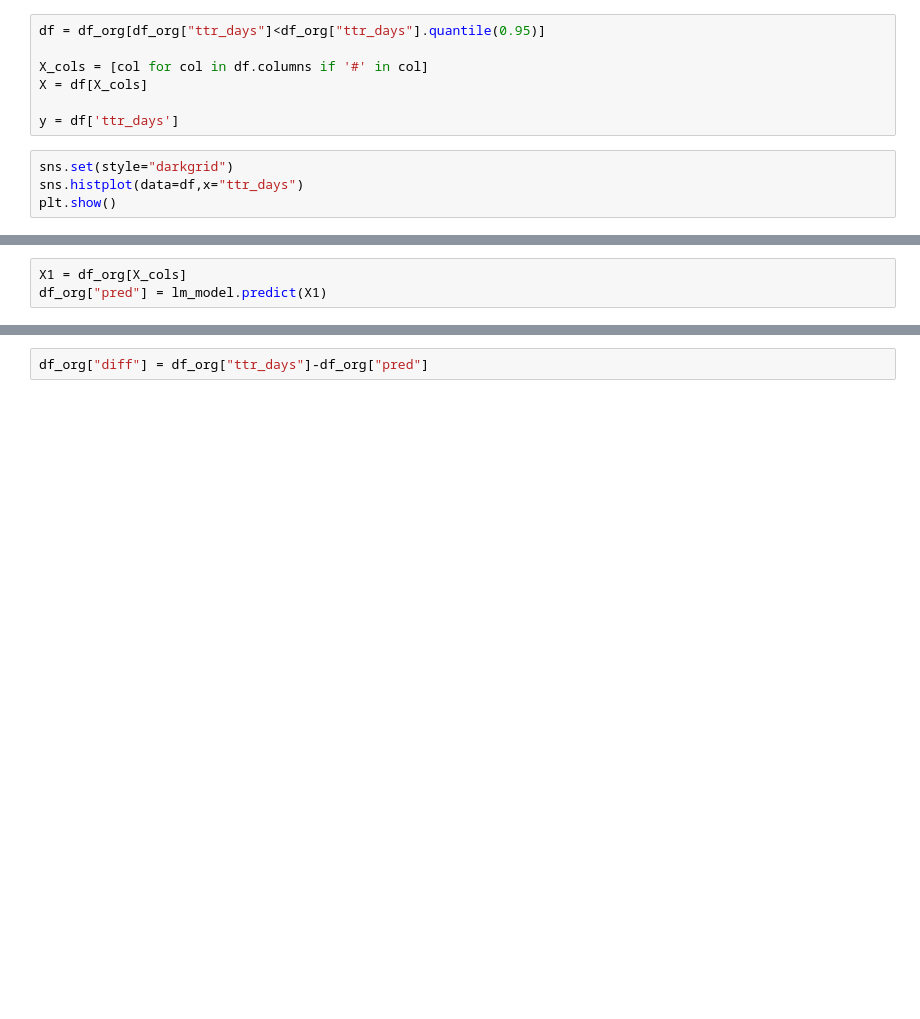
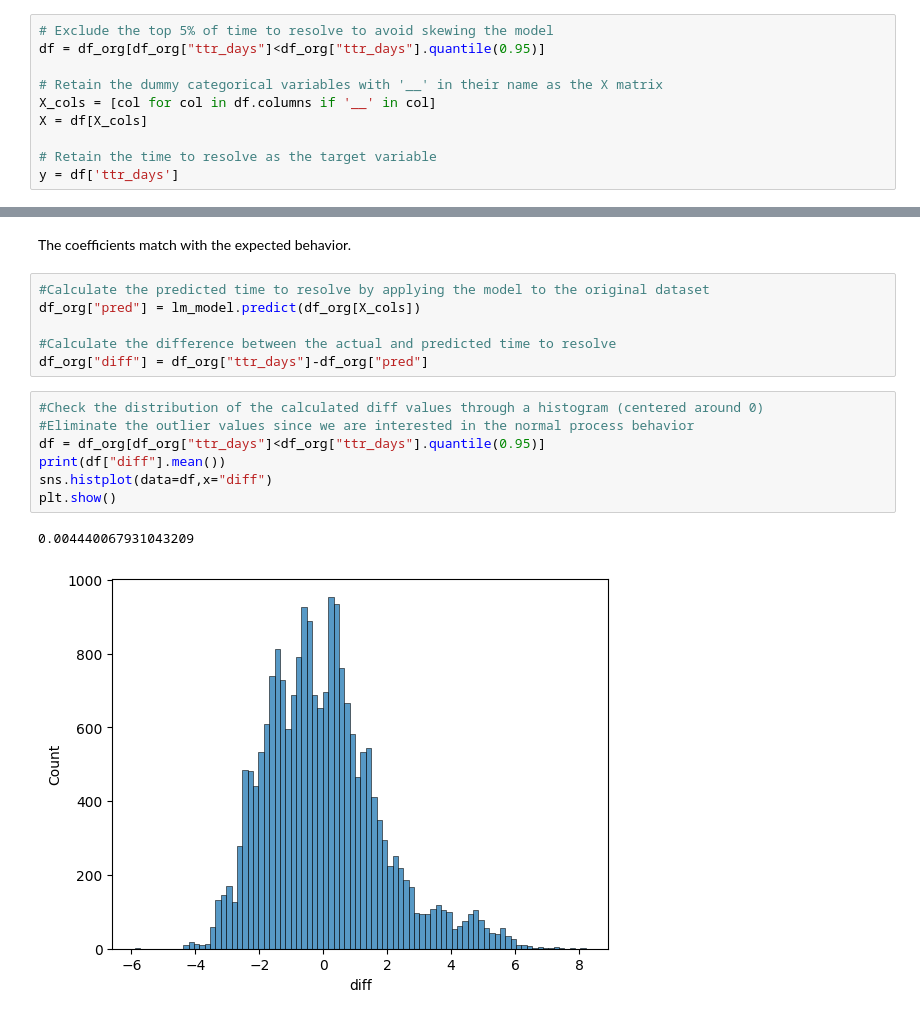
Before and after one commit to BartLeplae/IncidentTicketAnalysis, a Jupyter notebook: IncidentTicketAnalysis.ipynb, the cells around one changed output, grey strips where cells are left out. Cells and saved outputs as stored; diff of their text form; blank space fills up the shorter version.

```diff
--- a/IncidentTicketAnalysis.ipynb
+++ b/IncidentTicketAnalysis.ipynb
@@ -28,11 +44,10 @@ for var in  cat_vars:
 # %%
+# Exclude the top 5% of time to resolve to avoid skewing the model
 df = df_org[df_org["ttr_days"]<df_org["ttr_days"].quantile(0.95)]
 
-X_cols = [col for col in df.columns if '#' in col]
+# Retain the dummy categorical variables with '__' in their name as the X matrix
+X_cols = [col for col in df.columns if '__' in col]
 X = df[X_cols]
 
+# Retain the time to resolve as the target variable
 y = df['ttr_days']
-# %%
-sns.set(style="darkgrid")
-sns.histplot(data=df,x="ttr_days")
-plt.show()
@@ -61,3 +80,0 @@ The rsquared on the training data was 0.260.  The rsquared on the test data was
-# %%
-X1 = df_org[X_cols]
-df_org["pred"] = lm_model.predict(X1)
@@ -93,2 +131,18 @@ coef_df.to_excel("IncidentDuration_coef.xlsx")
-# %%
-df_org["diff"] = df_org["ttr_days"]-df_org["pred"]
+# %% [markdown]
+The coefficients match with the expected behavior.
+# %%
+#Calculate the predicted time to resolve by applying the model to the original dataset
+df_org["pred"] = lm_model.predict(df_org[X_cols])
+
+#Calculate the difference between the actual and predicted time to resolve
+df_org["diff"] = df_org["ttr_days"]-df_org["pred"]
+# %%
+#Check the distribution of the calculated diff values through a histogram (centered around 0)
+#Eliminate the outlier values since we are interested in the normal process behavior
+df = df_org[df_org["ttr_days"]<df_org["ttr_days"].quantile(0.95)]
+print(df["diff"].mean())
+sns.histplot(data=df,x="diff")
+plt.show()
+# %% [output]
+0.004440067931043209
+[figure, added]
```
Also changed, not shown: parts of 23 cells of this notebook, 3 other files.
